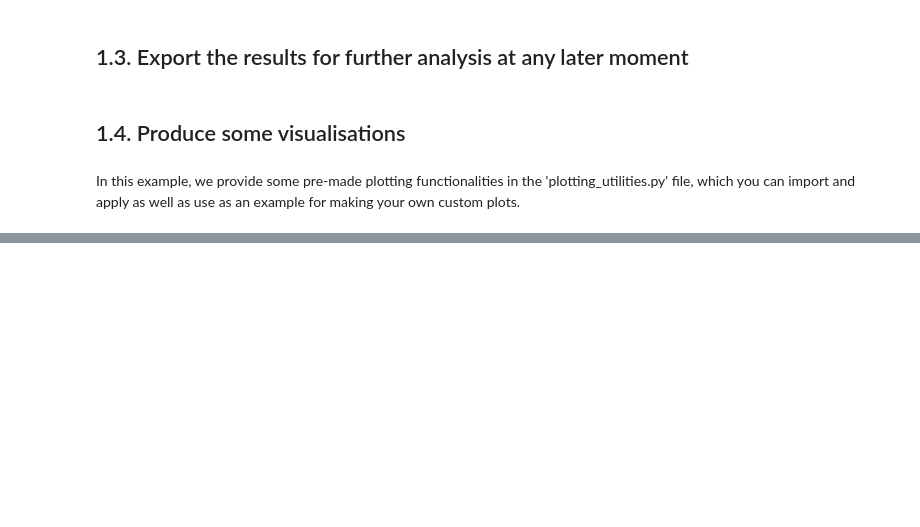
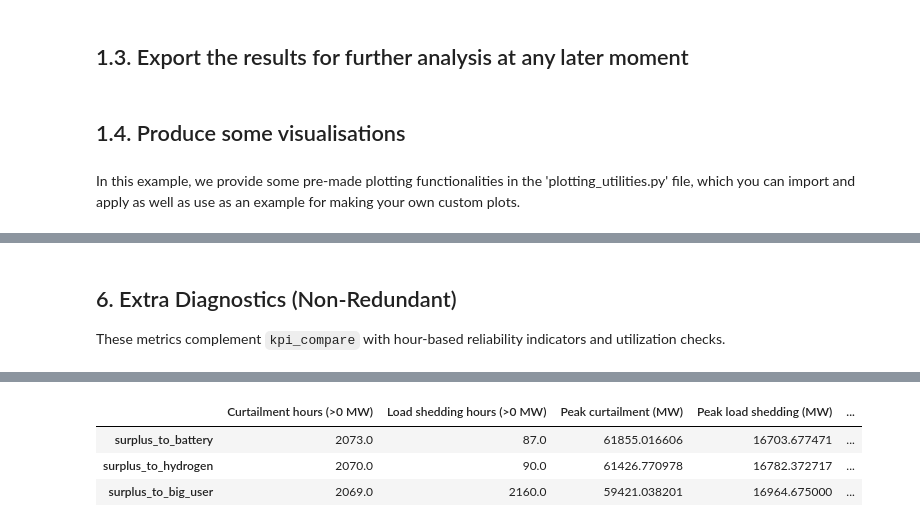
Before and after one commit to Maxxus33/SEN1531_Integrated_Energy_sys, a Jupyter notebook: calliope_integrated/model_starter_toolkit/calliope_model/model_run.ipynb, the cells around one changed output, grey strips where cells are left out. Cells and saved outputs as stored; diff of their text form; code cells hidden in the pictures; blank space fills up the shorter version.

```diff
--- a/calliope_integrated/model_starter_toolkit/calliope_model/model_run.ipynb
+++ b/calliope_integrated/model_starter_toolkit/calliope_model/model_run.ipynb
@@ -247,0 +657,71 @@ Name: shadow_price_system_balance, dtype: float64
+# %% [markdown]
+## 6. Extra Diagnostics (Non-Redundant)
+
+These metrics complement `kpi_compare` with hour-based reliability indicators and utilization checks.
+# %%
+import numpy as np
+import pandas as pd
+from pathlib import Path
+
+# Reuse scenario_meta from above if available
+try:
+    scenario_meta
+except NameError:
+    scenario_meta = {
+        "surplus_to_battery": "battery",
+        "surplus_to_hydrogen": "hydrogen",
+        "surplus_to_big_user": "big_user",
+    }
+
+diag_rows = {}
+for sc, kind in scenario_meta.items():
+    nc = Path("results") / f"{sc}_results.nc"
+    if not nc.exists():
+        continue
+
+    m = calliope.read_netcdf(str(nc))
+    ts_curt = m.results.flow_in.sel(techs="curtailment", carriers="power").to_series().fillna(0)
+    ts_shed = m.results.flow_out.sel(techs="load_shedding", carriers="power").to_series().fillna(0)
+
+    if "shadow_price_system_balance" in m.results.data_vars:
+        ts_price = m.results.shadow_price_system_balance.sel(nodes="NLD", carriers="power").to_series().dropna()
+    else:
+        ts_price = pd.Series(dtype=float)
+
+    row = {
+        "Curtailment hours (>0 MW)": int((ts_curt > 1e-6).sum()),
+        "Load shedding hours (>0 MW)": int((ts_shed > 1e-6).sum()),
+        "Peak curtailment (MW)": float(ts_curt.max()) if len(ts_curt) else np.nan,
+        "Peak load shedding (MW)": float(ts_shed.max()) if len(ts_shed) else np.nan,
+        "Scarcity price hours (>=0.249)": int((ts_price >= 0.249).sum()) if len(ts_price) else np.nan,
+    }
+
+    if kind == "battery":
+        dis = m.results.flow_out.sel(techs="battery_storage", carriers="power").sum().item()
+        try:
+            e_cap = float(m.inputs.storage_cap.sel(nodes="NLD", techs="battery_storage").item())
+        except Exception:
+            e_cap = np.nan
+        row["Battery equivalent full cycles"] = dis / e_cap if e_cap and e_cap > 0 else np.nan
+
+    if kind == "hydrogen":
+        el_in = m.results.flow_in.sel(techs="electrolyser", carriers="power").to_series().fillna(0)
+        try:
+            p_cap = float(m.inputs.flow_cap.sel(nodes="NLD", techs="electrolyser").item())
+        except Exception:
+            p_cap = np.nan
+        row["Electrolyser utilization (%)"] = 100 * el_in.mean() / p_cap if p_cap and p_cap > 0 else np.nan
+
+    if kind == "big_user":
+        bu = m.results.flow_in.sel(techs="demand_big_user", carriers="power").to_series().fillna(0)
+        try:
+            bu_max = float(m.inputs.sink_use_max.sel(techs="demand_big_user").item())
+        except Exception:
+            bu_max = np.nan
+        row["Big user utilization (%)"] = 100 * bu.mean() / bu_max if bu_max and bu_max > 0 else np.nan
+
+    diag_rows[sc] = row
+
+diag_compare = pd.DataFrame(diag_rows).T
+diag_compare
+# %% [output]
@@ -247,0 +745,4 @@ Name: shadow_price_system_balance, dtype: float64
+|  | Curtailment hours (>0 MW) | Load shedding hours (>0 MW) | Peak curtailment (MW) | Peak load shedding (MW) | ... |
+| surplus_to_battery | 2073.0 | 87.0 | 61855.016606 | 16703.677471 | ... |
+| surplus_to_hydrogen | 2070.0 | 90.0 | 61426.770978 | 16782.372717 | ... |
+| surplus_to_big_user | 2069.0 | 2160.0 | 59421.038201 | 16964.675000 | ... |
```
Also changed, not shown: parts of 24 cells of this notebook.
